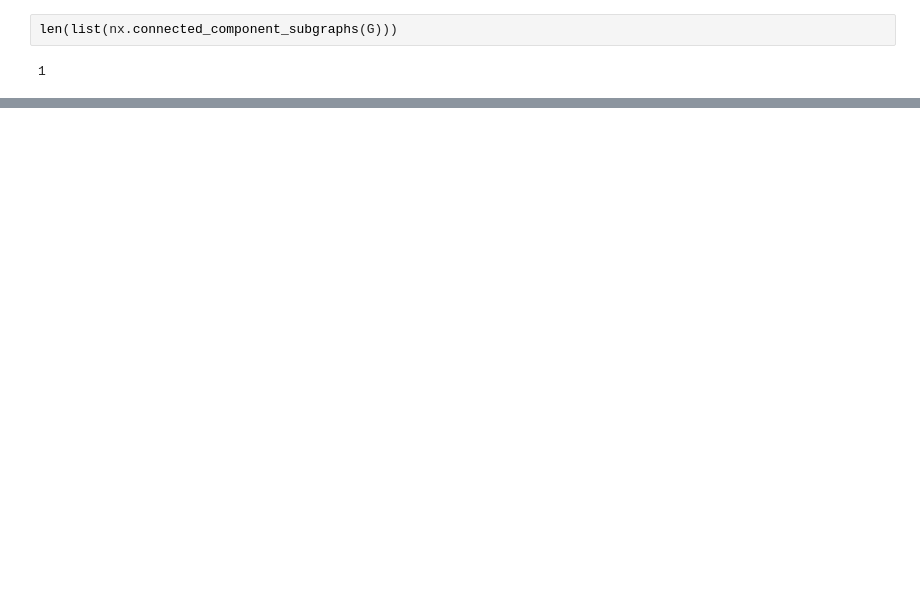
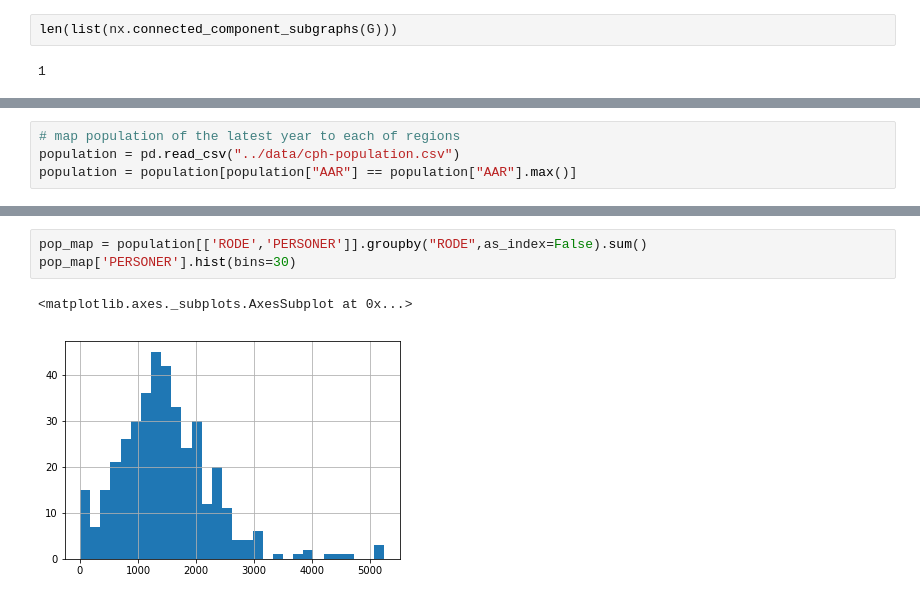
Before and after one commit to allogn/wma, a Jupyter notebook: scripts/CleanGraph.ipynb, the cells around one changed output, grey strips where cells are left out. Saved outputs shown, nothing was run; the diff lists cells and outputs as text; blank space fills up the shorter version.

```diff
--- a/scripts/CleanGraph.ipynb
+++ b/scripts/CleanGraph.ipynb
@@ -121,0 +256,4 @@ for n in G.nodes(data=True):
+# %%
+# map population of the latest year to each of regions
+population = pd.read_csv("../data/cph-population.csv")
+population = population[population["AAR"] == population["AAR"].max()]
@@ -121,0 +269,6 @@ for n in G.nodes(data=True):
+# %%
+pop_map = population[['RODE','PERSONER']].groupby("RODE",as_index=False).sum()
+pop_map['PERSONER'].hist(bins=30)
+# %% [output]
+<matplotlib.axes._subplots.AxesSubplot at 0x...>
+[figure, added]
```
Also changed, not shown: parts of 38 cells of this notebook, 14 other files.
